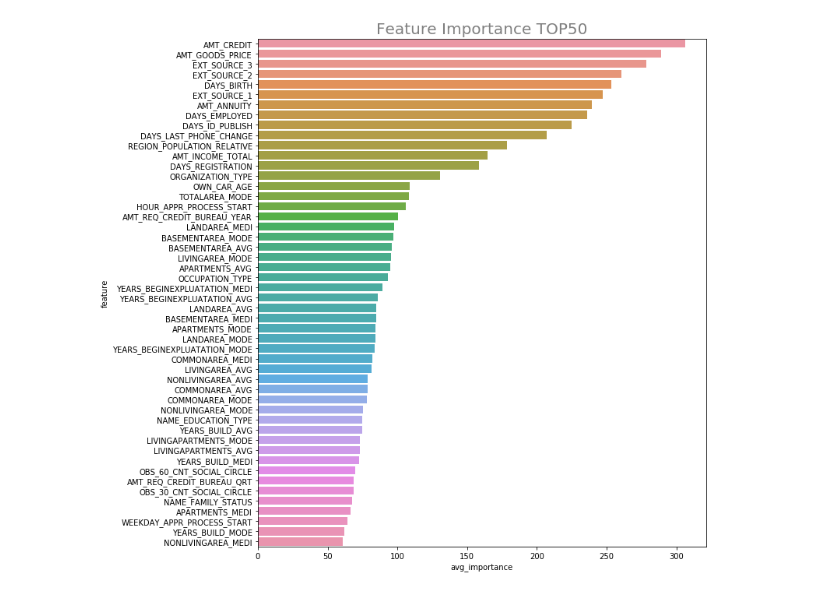
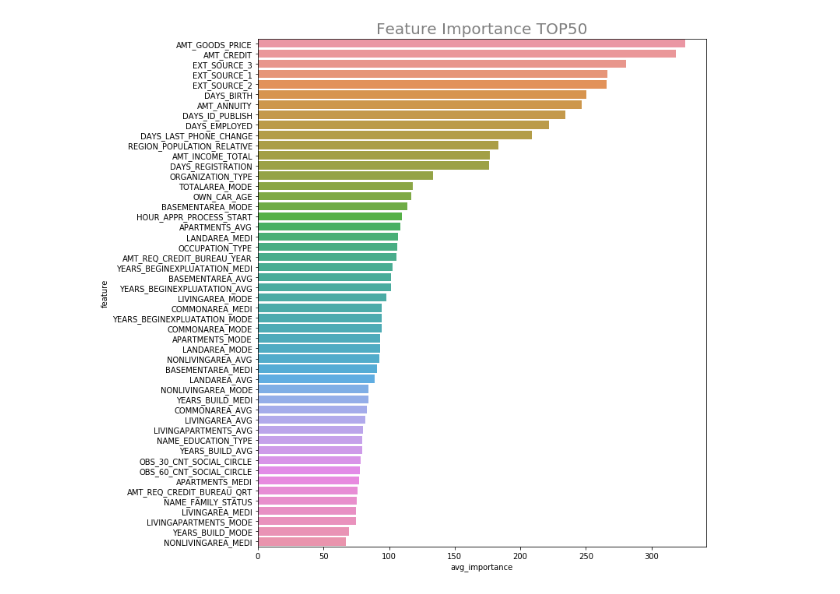
Before and after one commit to yryrgogo/Home-Credit-Default-Risk-79place, a Jupyter notebook: blog_py/blog_lgbm_result_viz.ipynb, the cells around one changed output. Cells and saved outputs as stored; diff of their text form; code cells hidden in the pictures.

```diff
--- a/blog_py/blog_lgbm_result_viz.ipynb
+++ b/blog_py/blog_lgbm_result_viz.ipynb
@@ -7,15 +186,19 @@ from matplotlib import pyplot as plt
 # %%
-def plt_importance(feim, x='avg_importance', y='feature', N=30, title='Feature Importance'):
+import seaborn as sns
+from matplotlib import pyplot as plt
+
+
+def plot_importance(feim, x='avg_importance', y='feature', N=30, title='Feature Importance'):
 
     fig, ax = plt.subplots()
 
     fig.set_size_inches(16, 12)
     sns.barplot(x=x, y=y, data=feim.head(N), label=x)
     plt.subplots_adjust(left=.4, right=.9)
     plt.title(title+f' TOP{N}', fontsize=20, alpha=0.5)
     plt.show()
 
-feim = pd.read_csv('../valid/1027_081_lgb_app_feat109_CV0.7583382134314613_lr0.1.csv')
-plt_importance(feim=feim, N=50)
+feim = pd.read_csv('../valid/1027_093_lgb_feat109_CV0.7581851130446411_lr0.1.csv')
+plot_importance(feim=feim, N=50)
 # %% [output]
-[figure, old version]
+[figure, new version]
```
Also changed, not shown: parts of 2 cells of this notebook, 10 other files.
